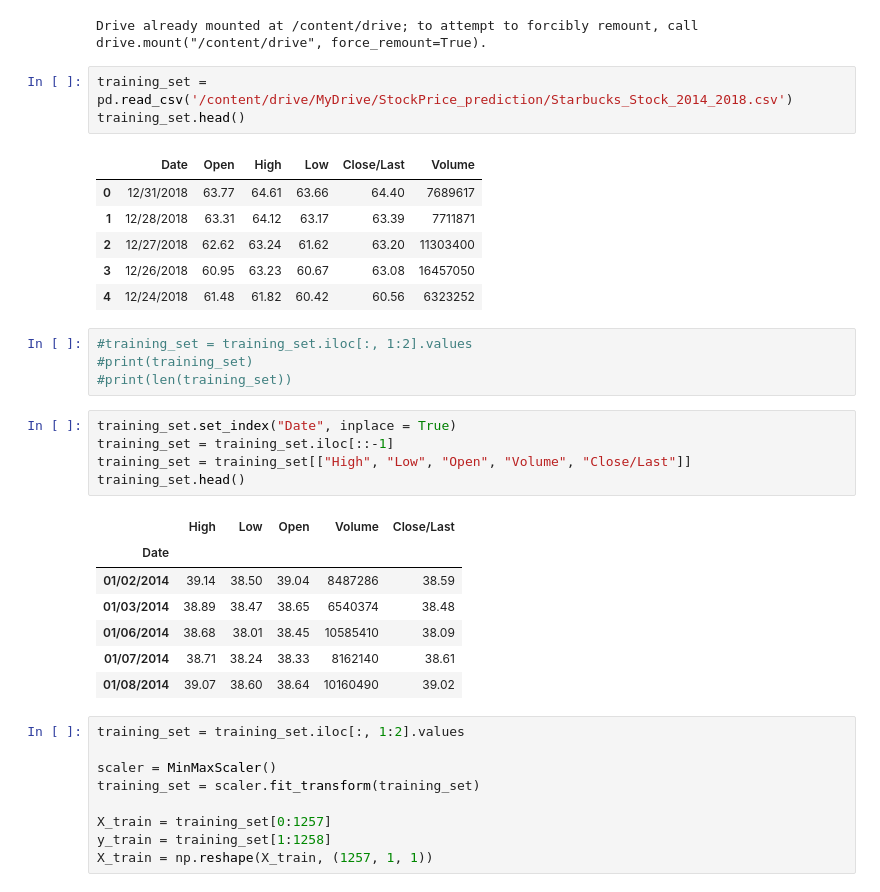
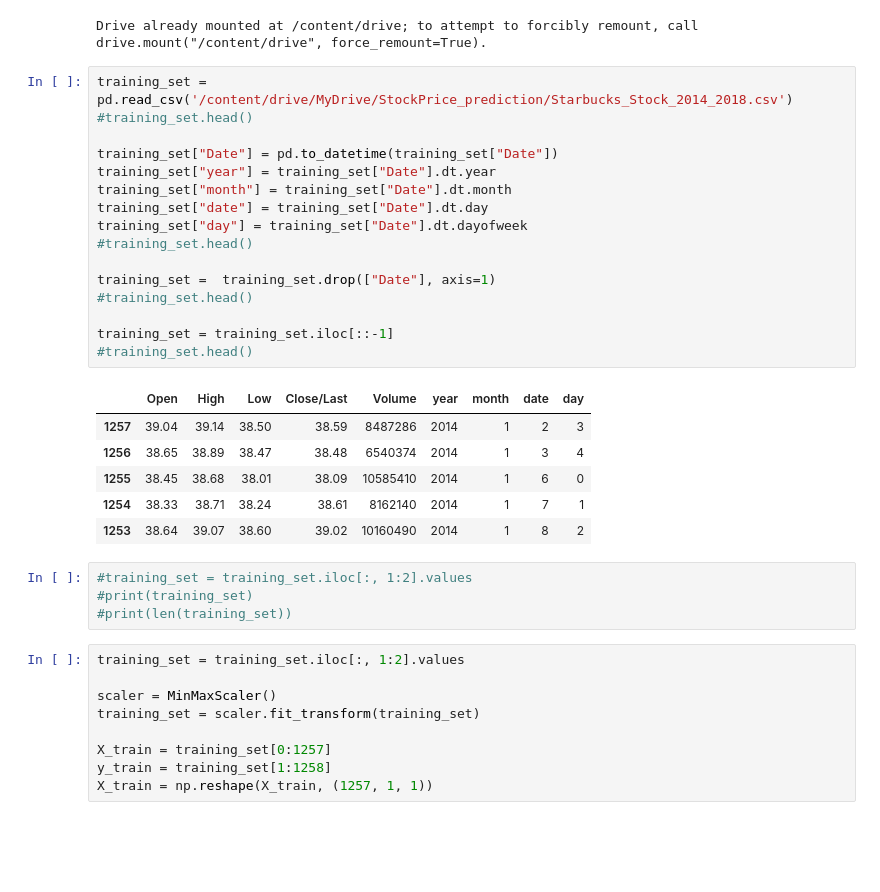
Before and after one commit to monjjjjj/stock_prediction, a Jupyter notebook: stockprice_prediction_LSTM.ipynb, the cells around one changed output. Saved outputs shown, nothing was run; the diff lists cells and outputs as text; blank space fills up the shorter version.

```diff
--- a/stockprice_prediction_LSTM.ipynb
+++ b/stockprice_prediction_LSTM.ipynb
@@ -13,33 +13,33 @@ from google.colab import drive
 drive.mount('/content/drive')
 # %% [output]
 Drive already mounted at /content/drive; to attempt to forcibly remount, call drive.mount("/content/drive", force_remount=True).
-# %%
-training_set = pd.read_csv('/content/drive/MyDrive/StockPrice_prediction/Starbucks_Stock_2014_2018.csv')
-training_set.head()
-# %% [output]
-|  | Date | Open | High | Low | Close/Last | Volume |
-| 0 | 12/31/2018 | 63.77 | 64.61 | 63.66 | 64.40 | 7689617 |
-| 1 | 12/28/2018 | 63.31 | 64.12 | 63.17 | 63.39 | 7711871 |
-| 2 | 12/27/2018 | 62.62 | 63.24 | 61.62 | 63.20 | 11303400 |
-| 3 | 12/26/2018 | 60.95 | 63.23 | 60.67 | 63.08 | 16457050 |
-| 4 | 12/24/2018 | 61.48 | 61.82 | 60.42 | 60.56 | 6323252 |
+# %%
+training_set = pd.read_csv('/content/drive/MyDrive/StockPrice_prediction/Starbucks_Stock_2014_2018.csv')
+#training_set.head()
+
+training_set["Date"] = pd.to_datetime(training_set["Date"])
+training_set["year"] = training_set["Date"].dt.year
+training_set["month"] = training_set["Date"].dt.month
+training_set["date"] = training_set["Date"].dt.day
+training_set["day"] = training_set["Date"].dt.dayofweek
+#training_set.head()
+
+training_set =  training_set.drop(["Date"], axis=1)
+#training_set.head()
+
+training_set = training_set.iloc[::-1]
+#training_set.head()
+# %% [output]
+|  | Open | High | Low | Close/Last | Volume | year | month | date | day |
+| 1257 | 39.04 | 39.14 | 38.50 | 38.59 | 8487286 | 2014 | 1 | 2 | 3 |
+| 1256 | 38.65 | 38.89 | 38.47 | 38.48 | 6540374 | 2014 | 1 | 3 | 4 |
+| 1255 | 38.45 | 38.68 | 38.01 | 38.09 | 10585410 | 2014 | 1 | 6 | 0 |
+| 1254 | 38.33 | 38.71 | 38.24 | 38.61 | 8162140 | 2014 | 1 | 7 | 1 |
+| 1253 | 38.64 | 39.07 | 38.60 | 39.02 | 10160490 | 2014 | 1 | 8 | 2 |
 # %%
 #training_set = training_set.iloc[:, 1:2].values
 #print(training_set)
 #print(len(training_set))
-# %%
-training_set.set_index("Date", inplace = True)
-training_set = training_set.iloc[::-1]
-training_set = training_set[["High", "Low", "Open", "Volume", "Close/Last"]]
-training_set.head()
-# %% [output]
-|  | High | Low | Open | Volume | Close/Last |
-| Date |  |  |  |  |  |
-| 01/02/2014 | 39.14 | 38.50 | 39.04 | 8487286 | 38.59 |
-| 01/03/2014 | 38.89 | 38.47 | 38.65 | 6540374 | 38.48 |
-| 01/06/2014 | 38.68 | 38.01 | 38.45 | 10585410 | 38.09 |
-| 01/07/2014 | 38.71 | 38.24 | 38.33 | 8162140 | 38.61 |
-| 01/08/2014 | 39.07 | 38.60 | 38.64 | 10160490 | 39.02 |
 # %%
 training_set = training_set.iloc[:, 1:2].values
 
```
